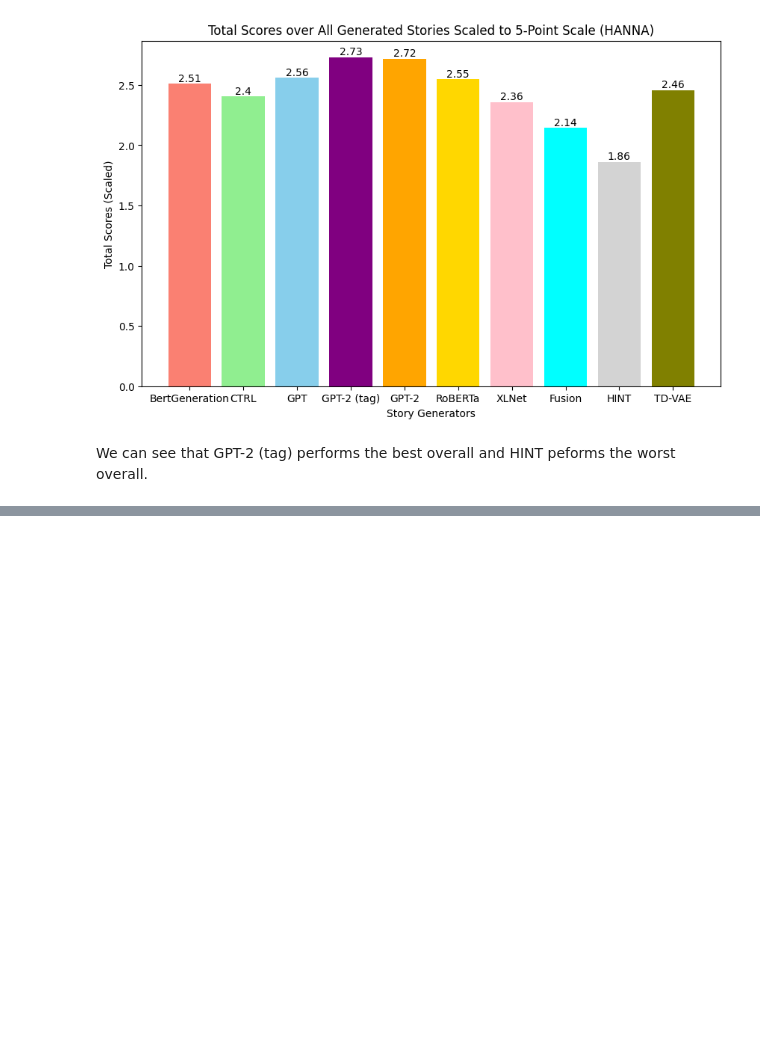
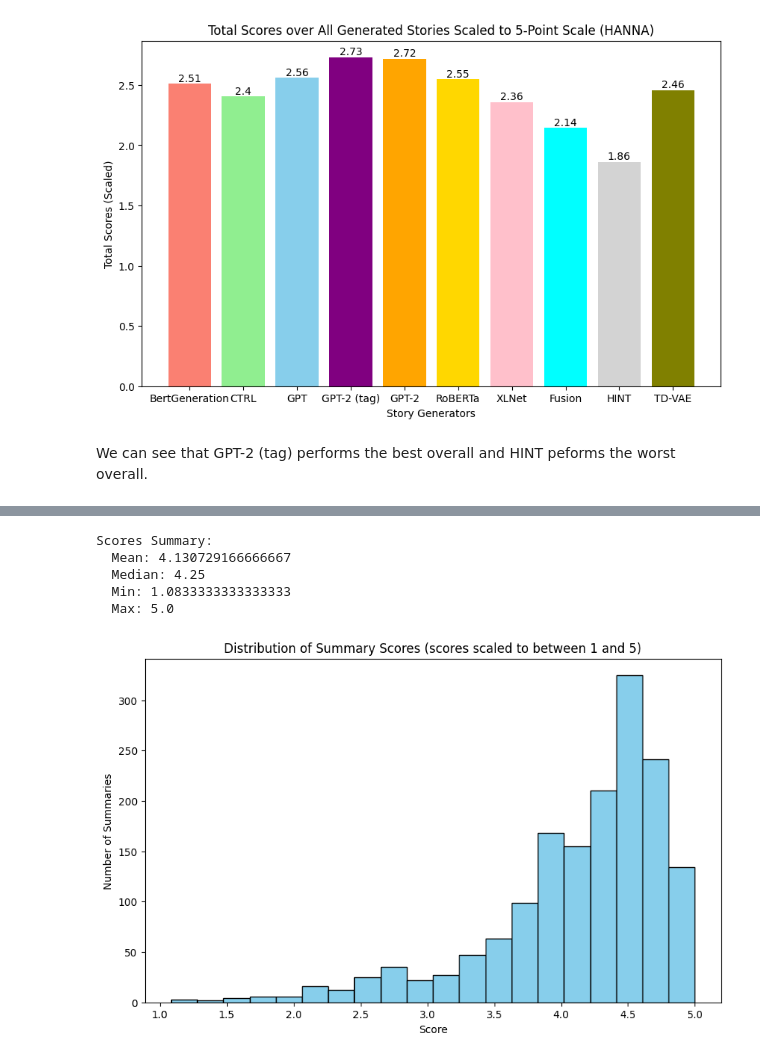
Before and after one commit to flyingdoubleG/MARP, a Jupyter notebook: test.ipynb, the cells around one changed output, grey strips where cells are left out. Drawn from its saved outputs; the diff is of its cells as text; code cells hidden in the pictures; blank space fills up the shorter version.

```diff
--- a/test.ipynb
+++ b/test.ipynb
@@ -435,0 +407,43 @@ We can see that GPT-2 (tag) performs the best overall and HINT peforms the worst
+# %%
+import random
+import numpy as np
+import matplotlib.pyplot as plt
+
+
+# Display Random Samples
+def display_random_samples_SummEval(n=5):
+    random_prompts = random.sample(list(prompt2Stories.keys()), n)
+    for prompt in random_prompts:
+        print(f"Prompt: {prompt}")
+        for writer in writers:
+            if writer in prompt2Stories[prompt]:
+                print(f"  Writer: {writer}")
+                print(f"    Score: {prompt2Scores[prompt].get(writer, 'N/A')/12}")
+                print(f"    Summary: {prompt2Stories[prompt][writer][:100]}...")  # Display first 100 chars
+            else:
+                print(f"  Writer: {writer} - No story")
+        print("-" * 20)
+
+# Summarize Scores
+def summarize_scores_SummEval():
+    scores = [score for prompt in prompt2Scores for score in prompt2Scores[prompt].values()]
+    print(f"Scores Summary:\n  Mean: {np.mean(scores)/12}\n  Median: {np.median(scores)/12}\n  Min: {min(scores)/12}\n  Max: {max(scores)/12}")
+
+# Check for Missing Data
+def check_for_missing_data_SummEval():
+    missing_stories = {prompt: [writer for writer in writers if writer not in prompt2Stories[prompt]] for prompt in prompt2Stories}
+    print("Missing Stories Report:")
+    for prompt, missing in missing_stories.items():
+        if missing:
+            print(f"  Prompt: {prompt} Missing Writers: {missing}")
+
+# Visualize Score Distribution
+def visualize_score_distribution_SummEval():
+    scores = [score for prompt in prompt2Scores for score in prompt2Scores[prompt].values()]
+    scores = [score/12 for score in scores]  # Normalize scores
+    plt.figure(figsize=(10, 6))
+    plt.hist(scores, bins=20, color='skyblue', edgecolor='black')
+    plt.title('Distribution of Summary Scores (scores scaled to between 1 and 5)')
+    plt.xlabel('Score')
+    plt.ylabel('Number of Summaries')
+    plt.show()
@@ -435,0 +470,12 @@ We can see that GPT-2 (tag) performs the best overall and HINT peforms the worst
+# %%
+summarize_scores_SummEval()
+# %% [output]
+Scores Summary:
+  Mean: 4.130729166666667
+  Median: 4.25
+  Min: 1.0833333333333333
+  Max: 5.0
+# %%
+visualize_score_distribution_SummEval()
+# %% [output]
+[figure, added]
```
Also changed, not shown: parts of 7 cells of this notebook.
